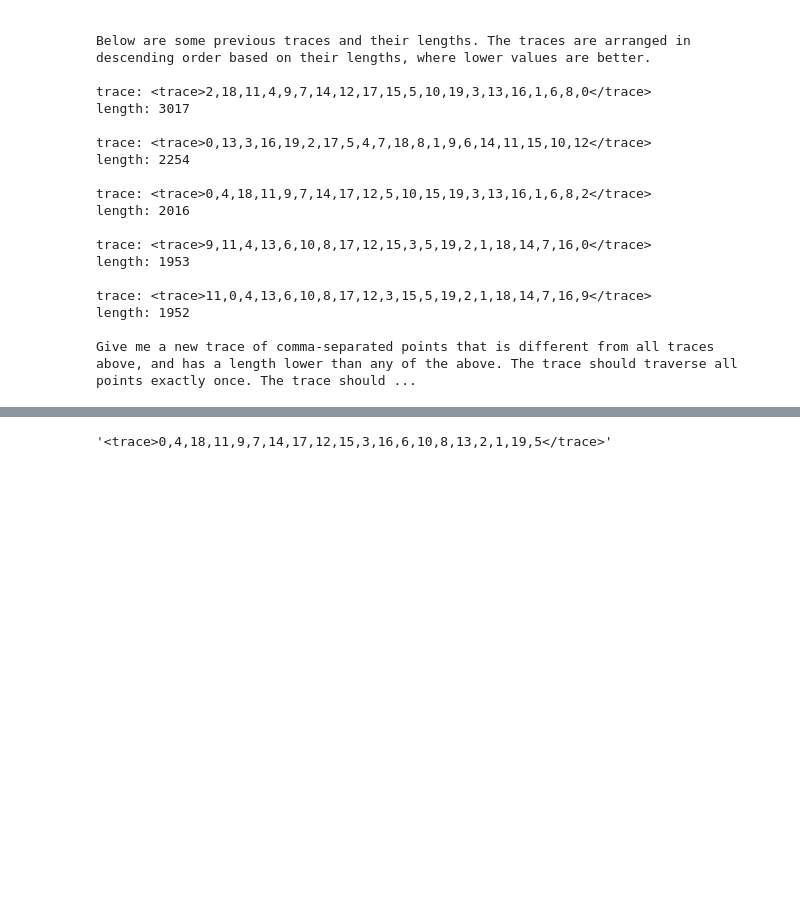
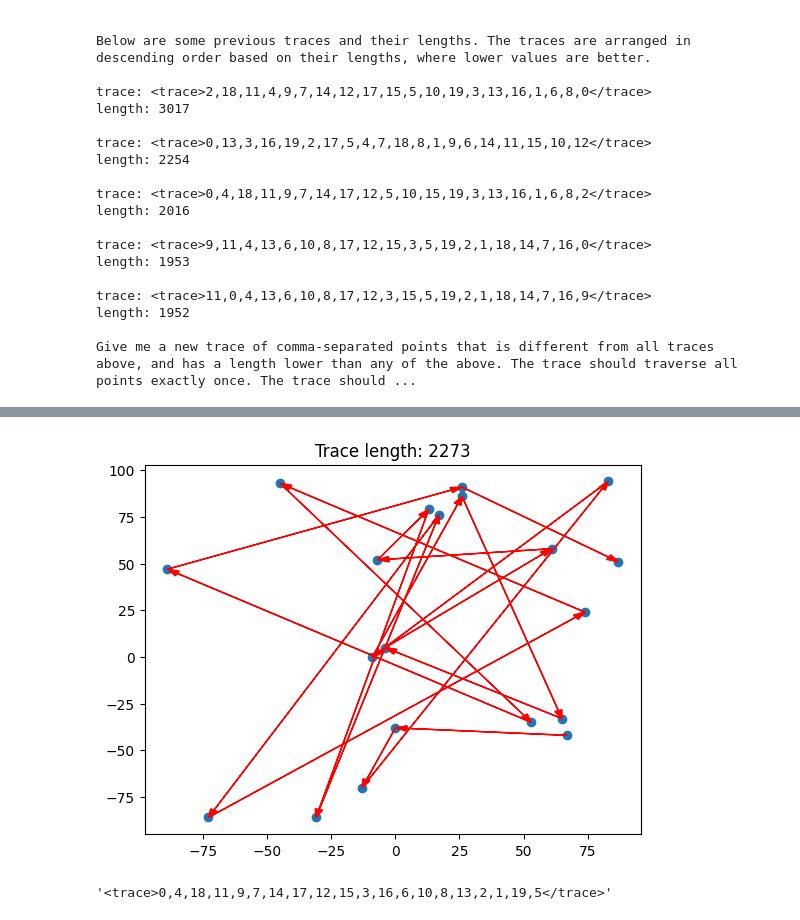
Before and after one commit to davisgcii/optimization-by-prompting, a Jupyter notebook: opro.ipynb, the cells around one changed output, grey strips where cells are left out. Cells and saved outputs as stored; diff of their text form; code cells hidden in the pictures; blank space fills up the shorter version.

Commit message:
function to draw path

```diff
--- a/opro.ipynb
+++ b/opro.ipynb
@@ -214,6 +214,47 @@ def generate_random_solutions(points: list, num_solutions: int = 5):
         solutions.append(Solution("trace", trace, "length", calculate_trace_length(points, trace)))
 
     return solutions
+
+# finally, a function to draw the path taken by a trace
+def draw_trace(points: list, trace: str):
+    # remove <trace> and </trace> tags in case they were provided, and remove any leading / trailing whitespace
+    trace = trace.replace("<trace>", "").replace("</trace>", "").strip()
+
+    # if the trace consists of anything other than comma-separated integers, return and let the user know that the trace is invalid
+    if not all(char.isdigit() or char == "," for char in trace):
+        print("The trace should consist of comma-separated integers.")
+        return
+
+    # if the wrong number of points were chosen, return and let the user know that the trace is invalid
+    if len(trace.split(",")) != len(points):
+        print(f"Expected {len(points)} points in the trace, but {len(trace.split(','))} were found.")
+        return
+
+    # if any points were missed, return and let the user know that the trace is invalid
+    for i in range(len(points)):
+        if str(i) not in trace:
+            print(f"Point {i} was not visited in the trace.")
+            return
+
+    length = calculate_trace_length(points, trace)
+
+    # otherwise, plot all of the points
+    plt.scatter(*zip(*points))
+
+    all_points = [points[int(point)] for point in trace.split(",")]
+
+
+    # for i in range(len(all_points) - 1):
+    #     plt.plot([all_points[i][0], all_points[i + 1][0]], [all_points[i][1], all_points[i + 1][1]], color="red")
+    # draw the path taken by the trace with arrows
+    for i in range(len(all_points) - 1):
+        plt.arrow(all_points[i][0], all_points[i][1], all_points[i + 1][0] - all_points[i][0], all_points[i + 1][1] - all_points[i][1], color="red", head_width=3, length_includes_head=True)
+
+    # label with the length of the trace
+    plt.title(f"Trace length: {length}")
+
+    # show the plot
+    plt.show()
 # %%
 # let's make sure this works
 print(calculate_trace_length(points, "<trace>0,13,3,16,19,2,17,5,4,7,18,8,1,9,6,14,11,15,10,12</trace>")) # should be 2254
@@ -236,3 +277,9 @@ Solution(solution_name='trace', solution_text='<trace>1,11,0,2,14,3,12,6,15,5,17
+# %%
+# let's plot a trace
+test_solution = generate_random_solutions(points, num_solutions=1)[0].solution_text
+draw_trace(points, test_solution)
+# %% [output]
+[figure, added]
 # %%
 # ok, those were close enough; now let's start working on feeding the problems to a model
 load_dotenv()
```
Also changed, not shown: parts of 5 cells of this notebook.
